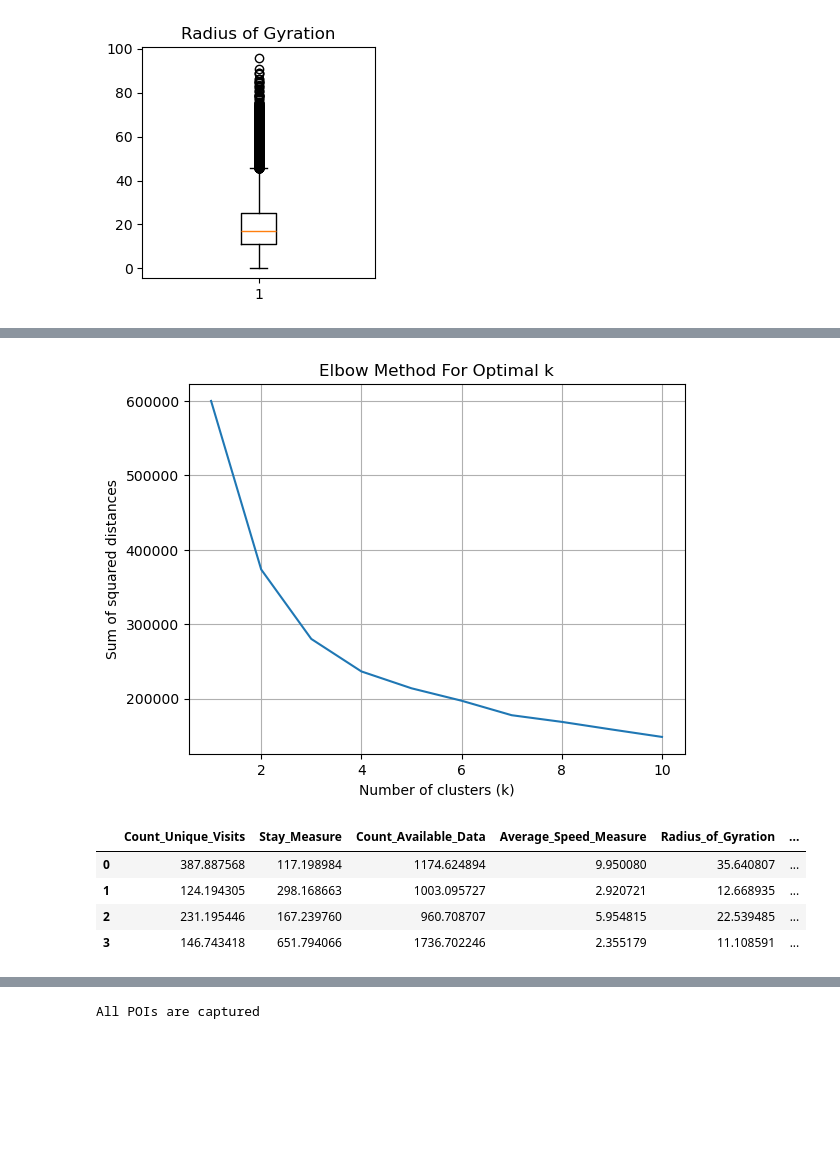
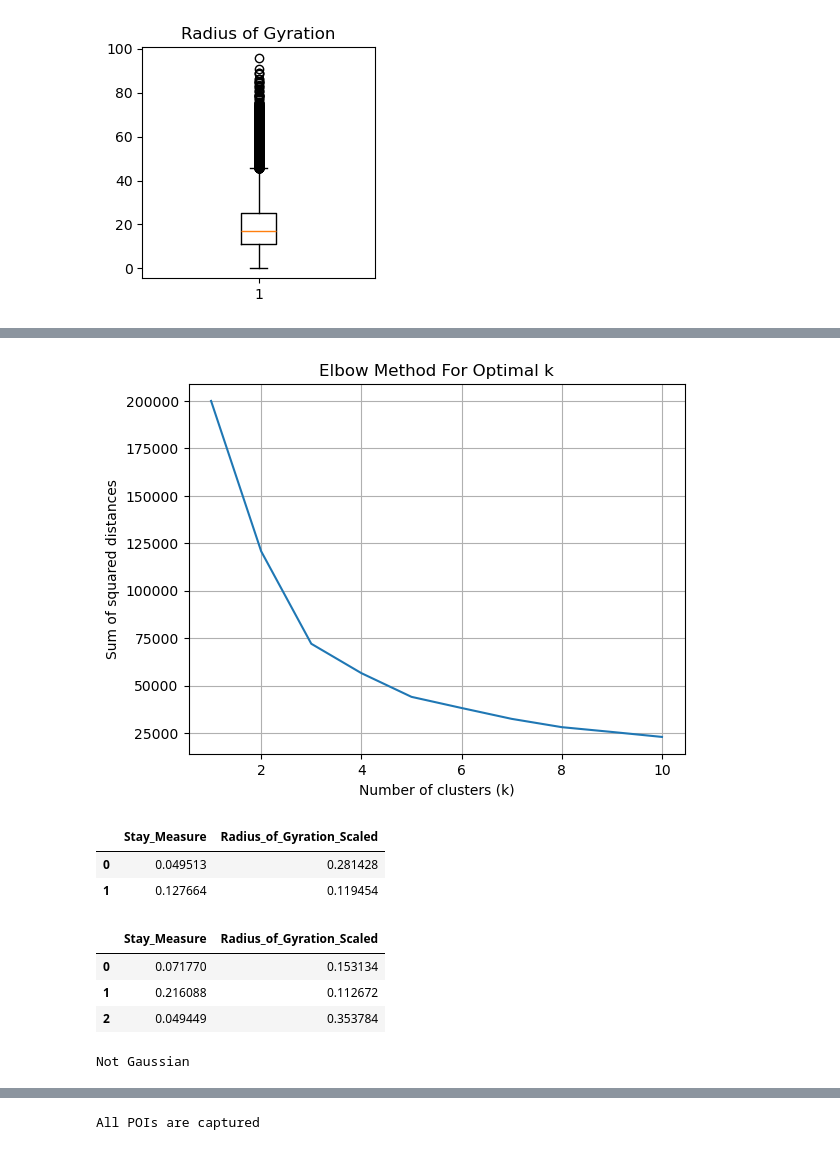
Before and after one commit to ANNIZHENG/MLModel_Eval_with_YJMob100K, a Jupyter notebook: DataAnalysis_POI.ipynb, the cells around one changed output, grey strips where cells are left out. Cells and saved outputs as stored; diff of their text form; code cells hidden in the pictures; blank space fills up the shorter version.

```diff
--- a/DataAnalysis_POI.ipynb
+++ b/DataAnalysis_POI.ipynb
@@ -175,3 +175,12 @@ plt.show()
+# %%
+# Standardize selected features to [0,1] Range
+from sklearn.preprocessing import MinMaxScaler
+
+scaler = MinMaxScaler()
+stay_measure_scaled = scaler.fit_transform(analysis['Stay_Measure'].values.reshape(-1, 1))
+rog_scaled = scaler.fit_transform(analysis['Radius_of_Gyration'].values.reshape(-1, 1))
+analysis['Stay_Measure_Scaled'] = stay_measure_scaled
+analysis['Radius_of_Gyration_Scaled'] = rog_scaled
 # %%
 # Very basic data dimension reduction
 from sklearn.preprocessing import StandardScaler
@@ -201,34 +214,36 @@ Explained Variance: [0.59621841 0.23124984]
 # %%
 # User Clustering based on Mobility Traits - K-Means
 from sklearn.cluster import KMeans
 
 # Extract values
-X = analysis.values
+X = analysis[['Stay_Measure_Scaled', 'Radius_of_Gyration_Scaled']].values
 
 # Standardization / Normalization
 scaler = StandardScaler()
 X_scaled = scaler.fit_transform(X)
 
 # Apply Elbow method
 ssd = []
 K_range = range(1, 11)
 for k in range(1, 11) :
     kmeans = KMeans(n_clusters=k, random_state=123)
     kmeans.fit(X_scaled)
     ssd.append(kmeans.inertia_)
 
 # Plot SSDs for each k
 plt.plot(K_range, ssd)
 plt.xlabel('Number of clusters (k)')
 plt.ylabel('Sum of squared distances')
 plt.title('Elbow Method For Optimal k')
 plt.grid(True)
 plt.show()
+
+# 2 or 3?
 # %% [output]
-[figure, old version]
+[figure, new version]
 # %%
-# Clustering with k-means with 4 classes
-kmeans = KMeans(n_clusters=4, random_state=123)
+# Clustering with k-means
+kmeans = KMeans(n_clusters=2, random_state=123)
 clusters = kmeans.fit_predict(X_pca)
 
 # Classify users
@@ -236,10 +251,36 @@ analysis['Cluster'] = clusters
 
 # Analyze cluster centroids (for user characteristics)
 centroids = scaler.inverse_transform(pca.inverse_transform(kmeans.cluster_centers_))
-pd.DataFrame(centroids, columns=analysis.columns[:-1]) # not including Cluster column
+pd.DataFrame(centroids, columns=['Stay_Measure', 'Radius_of_Gyration_Scaled']) # not including Cluster column
 # %% [output]
-|  | Count_Unique_Visits | Stay_Measure | Count_Available_Data | Average_Speed_Measure | Radius_of_Gyration | ... |
-| 0 | 387.887568 | 117.198984 | 1174.624894 | 9.950080 | 35.640807 | ... |
-| 1 | 124.194305 | 298.168663 | 1003.095727 | 2.920721 | 12.668935 | ... |
-| 2 | 231.195446 | 167.239760 | 960.708707 | 5.954815 | 22.539485 | ... |
-| 3 | 146.743418 | 651.794066 | 1736.702246 | 2.355179 | 11.108591 | ... |
+|  | Stay_Measure | Radius_of_Gyration_Scaled |
+| 0 | 0.049513 | 0.281428 |
+| 1 | 0.127664 | 0.119454 |
+# %%
+# Clustering with k-means
+kmeans = KMeans(n_clusters=3, random_state=123)
+clusters = kmeans.fit_predict(X_pca)
+
+# Classify users
+analysis['Cluster'] = clusters
+
+# Analyze cluster centroids (for user characteristics)
+centroids = scaler.inverse_transform(pca.inverse_transform(kmeans.cluster_centers_))
+pd.DataFrame(centroids, columns=['Stay_Measure', 'Radius_of_Gyration_Scaled']) # not including Cluster column
+# %% [output]
+|  | Stay_Measure | Radius_of_Gyration_Scaled |
+| 0 | 0.071770 | 0.153134 |
+| 1 | 0.216088 | 0.112672 |
+| 2 | 0.049449 | 0.353784 |
+# %%
+# Check normality
+from scipy.stats import shapiro
+
+stat, p = shapiro(analysis['Stay_Measure_Scaled'])
+
+if p < 0.05:
+    print("Not Gaussian")
+    # Normalize data
+    analysis['Stay_Measure_Scaled_Norm'] = np.log1p(analysis['Stay_Measure_Scaled'])
+# %% [output]
+Not Gaussian
```
Also changed, not shown: parts of 6 cells of this notebook.
